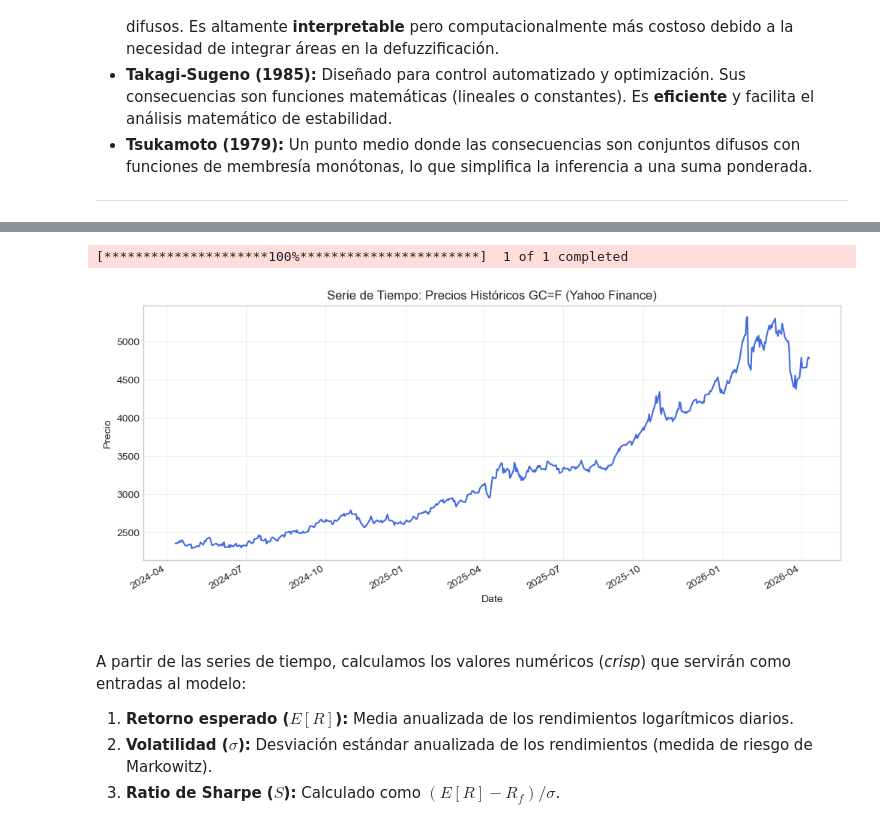
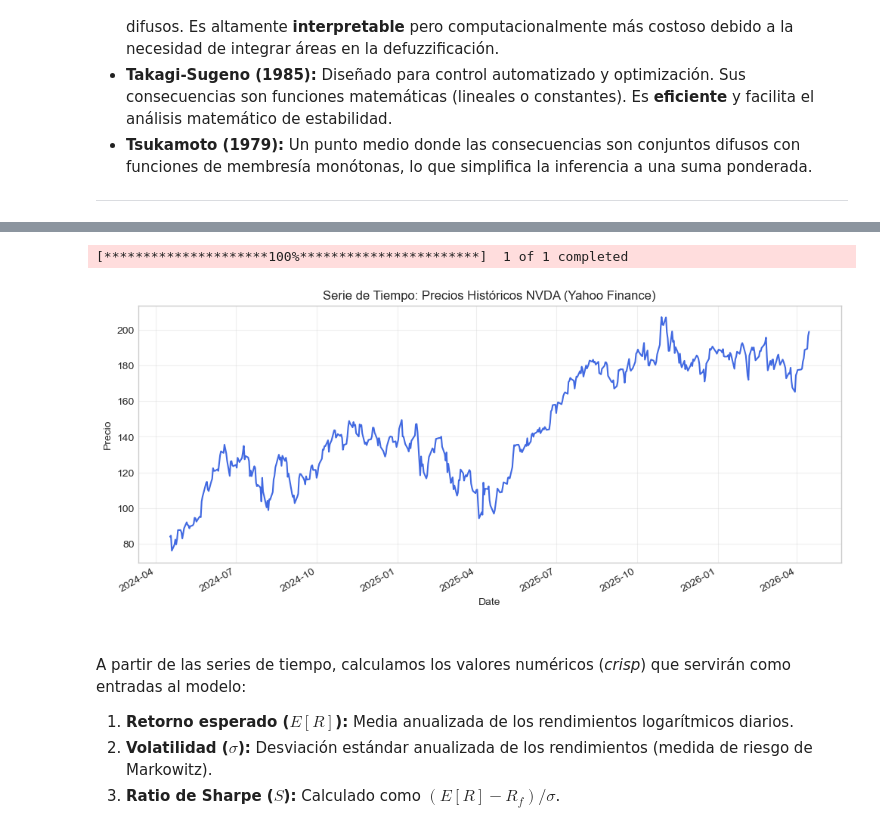
Before and after one commit to RovleZMex/Metaheuristicas-para-Ciencia-de-Datos, a Jupyter notebook: 05_representación_logica_difusa.ipynb, the cells around one changed output, grey strips where cells are left out. Saved outputs shown, nothing was run; the diff lists cells and outputs as text; code cells hidden in the pictures.

```diff
--- a/05_representación_logica_difusa.ipynb
+++ b/05_representación_logica_difusa.ipynb
@@ -1062,35 +1069,35 @@ def generar_datos(ticker="NVDA", n_points=1000):
     """
     plt.figure(figsize=(12, 5))
 
     raw = yf.download(ticker, period="2y", interval="1d", auto_adjust=True)
 
     # 3. Limpieza de MultiIndex (Para que funcione con cualquier versión de yfinance)
     if isinstance(raw.columns, pd.MultiIndex):
         raw.columns = raw.columns.get_level_values(0)
 
     # Verificación de datos
     if raw.empty:
         print(f"Error: No se pudieron descargar datos para {ticker_symbol}. Revisa tu conexión.")
         return np.nan
     else:
         # 4. Cálculo de Retornos Logarítmicos
         raw['Returns'] = np.log(raw['Close'] / raw['Close'].shift(1))
         df_crisp_data = raw.dropna().copy()
 
         df_crisp_data['Close'].plot(color='royalblue')
         plt.title(f"Serie de Tiempo: Precios Históricos {ticker} (Yahoo Finance)")
         plt.ylabel("Precio")
 
         plt.grid(True, alpha=0.3)
         plt.show()
         return df_crisp_data
 
 # --- SELECCIÓN DEL CONJUNTO DE DATOS ---
-ticker = "GC=F"   # "NVDA", "AAPL", "BTC-USD", "GC=F" (Oro), KO (Coca-Cola)...
+ticker = "NVDA"   # "NVDA", "AAPL", "BTC-USD", "GC=F" (Oro), KO (Coca-Cola)...
 df_crisp_data = generar_datos(ticker=ticker)
 # %% [output]
 [*********************100%***********************]  1 of 1 completed
-[figure, old version]
+[figure, new version]
 # %% [markdown]
 <br>
 
```
Also changed, not shown: parts of 17 cells of this notebook.
